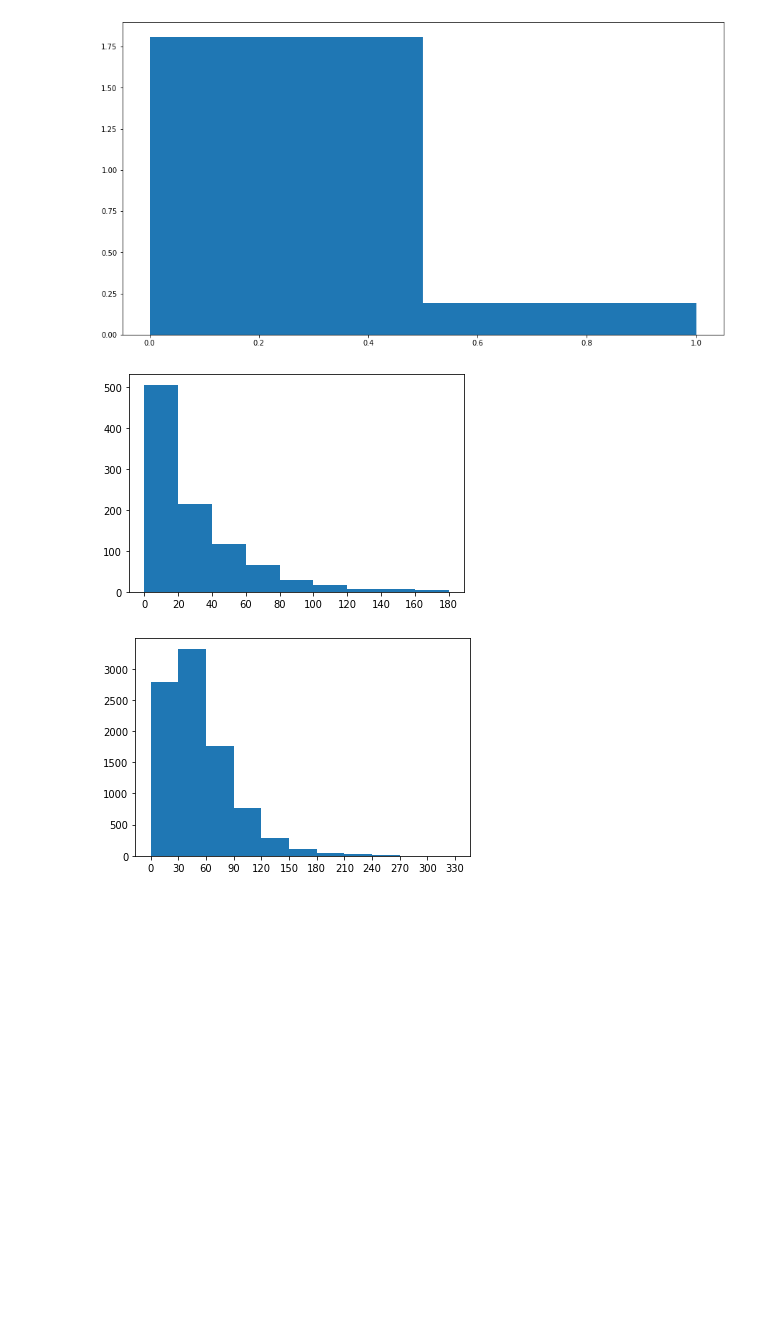
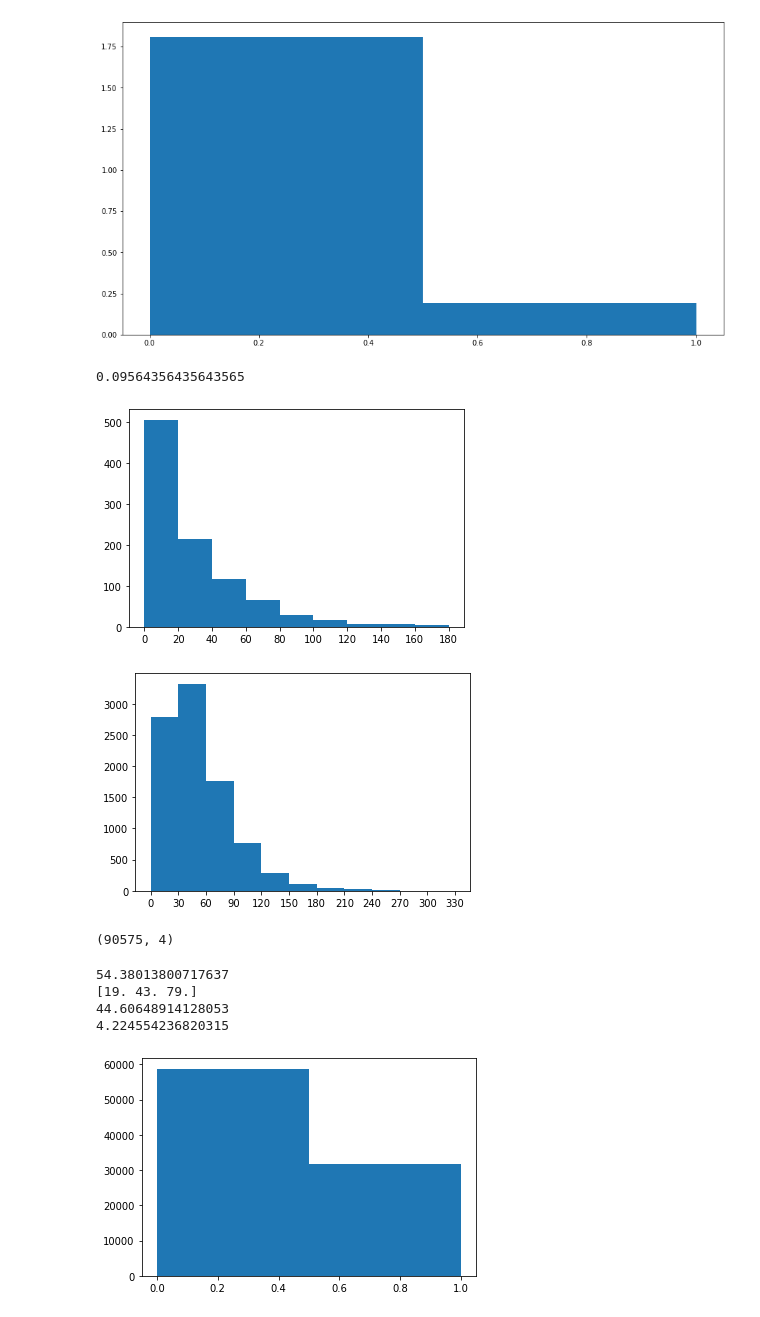
Before and after one commit to OrIOg/projet-tutore_saute-canton, a Jupyter notebook: distance.ipynb, the cells around one changed output. Drawn from its saved outputs; the diff is of its cells as text; code cells hidden in the pictures; blank space fills up the shorter version.

```diff
--- a/distance.ipynb
+++ b/distance.ipynb
@@ -175,7 +175,7 @@ random[0]
 array(['rando', ' 41', '0', '42', '2', 'Ingra', 'Tilla'], dtype='<U5')
 [figure]
 # %%
-random = random[:,1:4].astype(int)
+random = random[:,1:5].astype(int)
 
 plt.figure(figsize=(15,8))
 plt.hist(random[:,1], bins=(np.arange(0,1.1,0.5)), density=True)
@@ -187,6 +187,7 @@ plt.hist(random[:,1], bins=(np.arange(0,1.1,0.5)), density=True)
 # %%
 true_only = random[random[:,1] == 1]
 false_only = random[random[:,1] == 0]
+print(len(true_only)/len(random))
 
 plt.hist(true_only[:,0],bins=(np.arange(0,200,20)))
 plt.xticks(np.arange(0, 200,20))
@@ -195,5 +196,33 @@ plt.hist(false_only[:,0],bins=(np.arange(0,350,30)))
 plt.xticks(np.arange(0, 350,30))
 plt.show()
 # %% [output]
+0.09564356435643565
 [figure]
 [figure]
+# %%
+n = np.genfromtxt('followstat_north.csv', delimiter=',', usecols=(1,2,3,4) ,dtype=int)
+ne = np.genfromtxt('followstat_nord-est.csv', delimiter=',', usecols=(1,2,3,4) ,dtype=int)
+nw = np.genfromtxt('followstat_nord-ouest.csv', delimiter=',', usecols=(1,2,3,4) ,dtype=int)
+se = np.genfromtxt('followstat_sud-est.csv', delimiter=',', usecols=(1,2,3,4) ,dtype=int)
+sw = np.genfromtxt('followstat_sud-ouest.csv', delimiter=',', usecols=(1,2,3,4) ,dtype=int)
+s = np.genfromtxt('followstat_sud.csv', delimiter=',', usecols=(1,2,3,4) ,dtype=int)
+e = np.genfromtxt('followstat_est.csv', delimiter=',', usecols=(1,2,3,4) ,dtype=int)
+w = np.genfromtxt('followstat_ouest.csv', delimiter=',', usecols=(1,2,3,4) ,dtype=int)
+
+
+total = np.concatenate((n,ne,nw,se,sw,s,e,w,random), axis=0)
+total.shape
+# %% [output]
+(90575, 4)
+# %%
+plt.hist([total[:,1]],bins=(0,0.5,1))
+print(np.mean(total[:,0]))
+print(np.quantile(total[:,0], [0.25, 0.5, 0.75]))
+print(np.std(total[:,0]))
+print(np.mean(total[:,-1]))
+# %% [output]
+54.38013800717637
+[19. 43. 79.]
+44.60648914128053
+4.224554236820315
+[figure, added]
```
Also changed, not shown: parts of 9 cells of this notebook, 10 other files.
